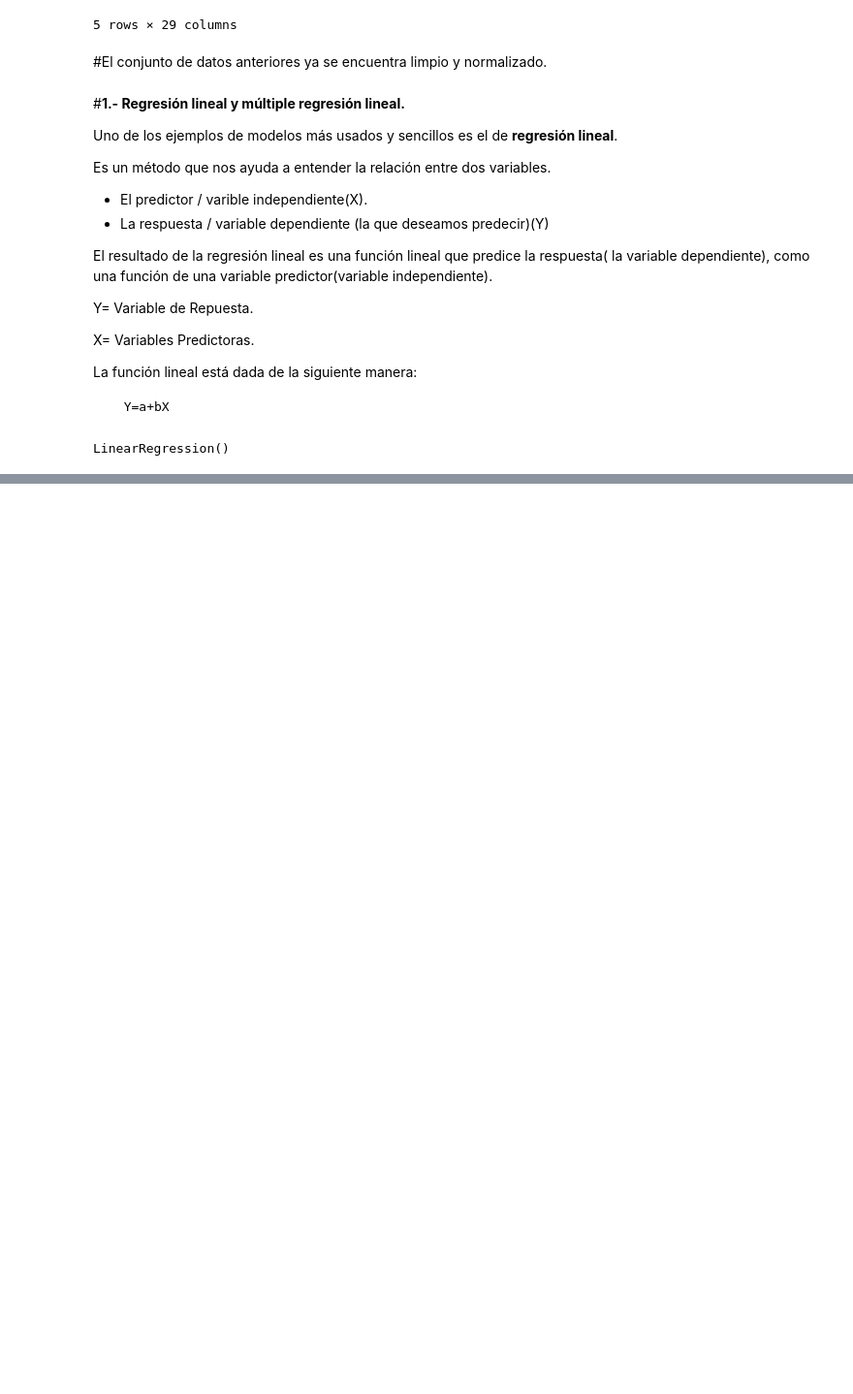
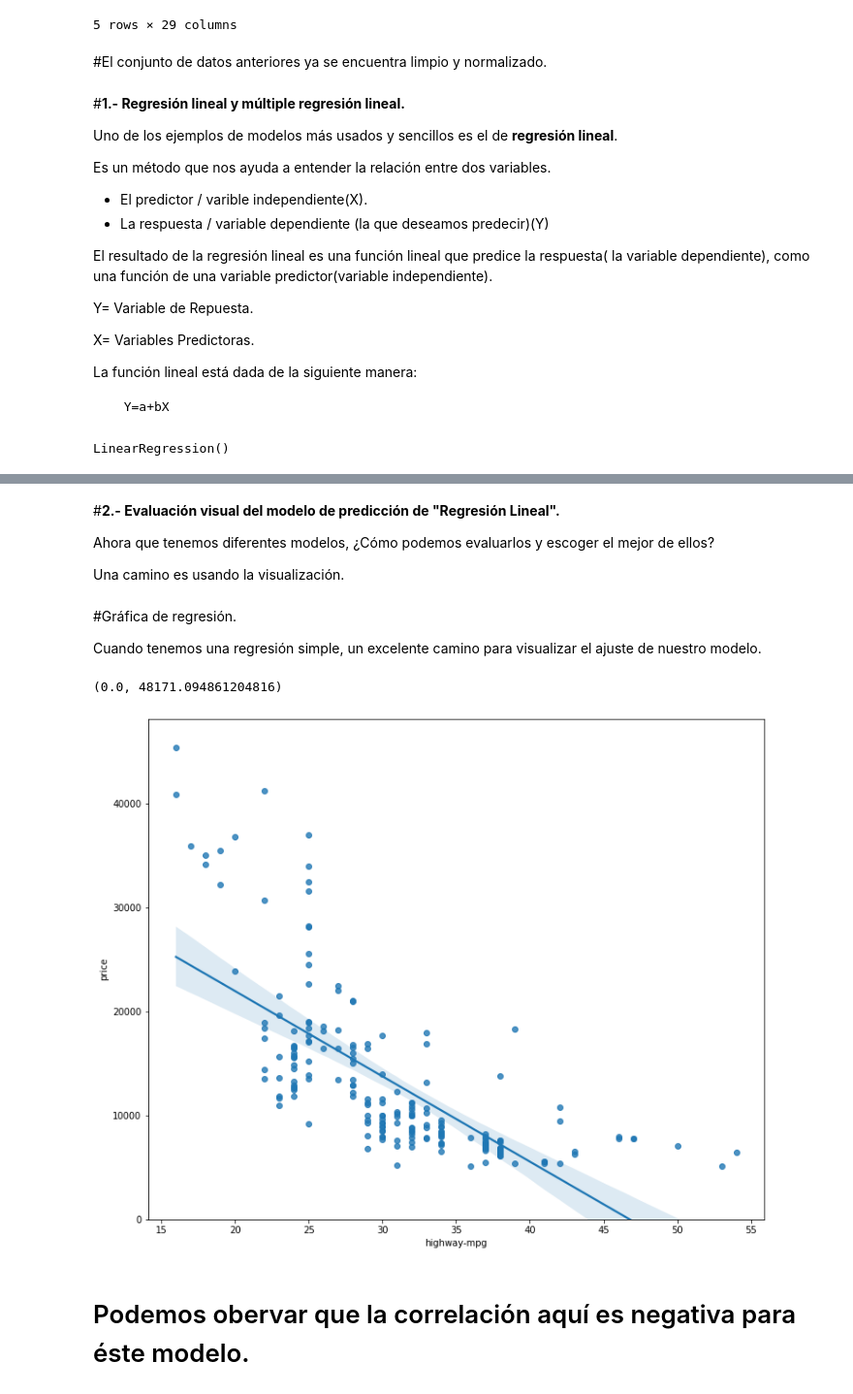
Before and after one commit to PosgradoMNA/actividades-de-aprendizaje-a00377571, a Jupyter notebook: Data_Analysis_Modulo4.ipynb, the cells around one changed output, grey strips where cells are left out. Shown at 97% size. Saved outputs shown, nothing was run; the diff lists cells and outputs as text; code cells hidden in the pictures; blank space fills up the shorter version.

```diff
--- a/Data_Analysis_Modulo4.ipynb
+++ b/Data_Analysis_Modulo4.ipynb
@@ -81,0 +182,6 @@ LinearRegression()
+# %% [markdown]
+#**2.- Evaluación visual del modelo de predicción de "Regresión Lineal".**
+
+Ahora que tenemos diferentes modelos, ¿Cómo podemos evaluarlos y escoger el mejor de ellos?
+
+Una camino es usando la visualización.
@@ -81,0 +193,15 @@ LinearRegression()
+# %% [markdown]
+#Gráfica de regresión.
+
+Cuando tenemos una regresión simple, un excelente camino para visualizar el ajuste de nuestro modelo.
+# %%
+width = 12
+height = 10
+plt.figure(figsize=(width, height))
+sns.regplot(x="highway-mpg", y="price", data=df)
+plt.ylim(0,)
+# %% [output]
+(0.0, 48171.094861204816)
+[figure, added]
+# %% [markdown]
+# Podemos obervar que la correlación aquí es negativa para éste modelo.
```
Also changed, not shown: parts of 19 cells of this notebook.
